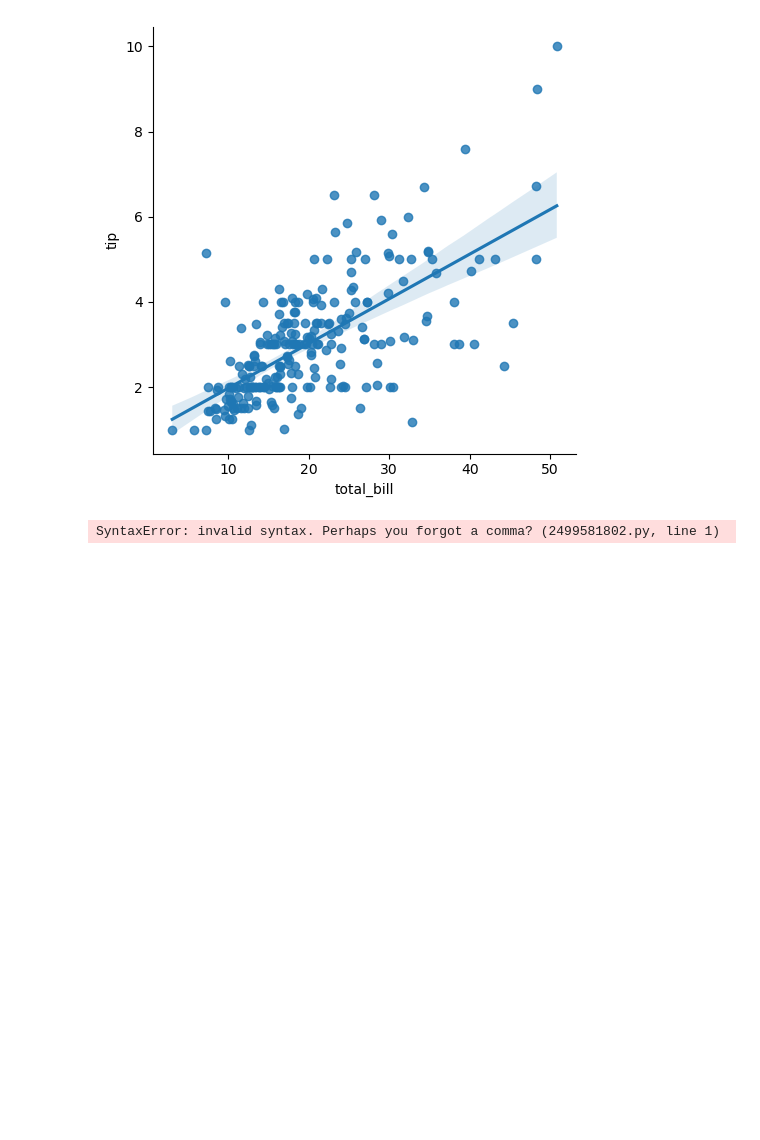
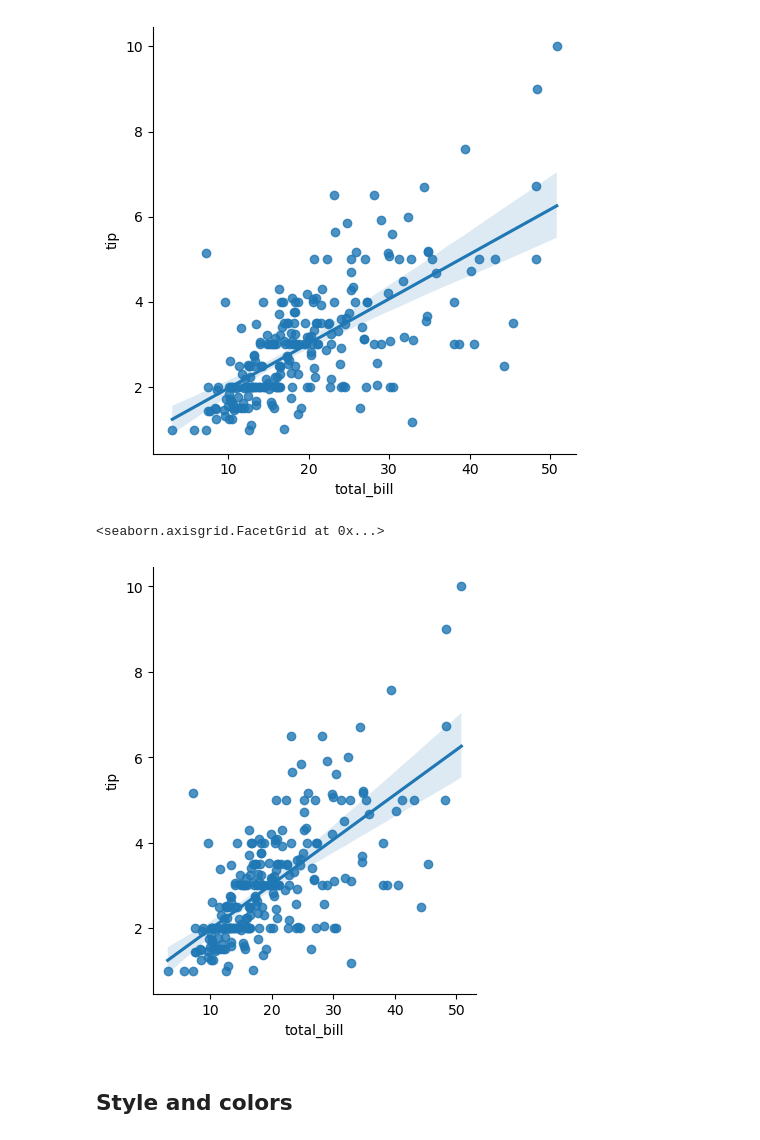
Before and after one commit to clog10/Machine-Learning, a Jupyter notebook: Seaborn/Seaborn.ipynb, the cells around one changed output. Drawn from its saved outputs; the diff is of its cells as text; code cells hidden in the pictures; blank space fills up the shorter version.

Commit message:
Style and colors

```diff
--- a/Seaborn/Seaborn.ipynb
+++ b/Seaborn/Seaborn.ipynb
@@ -353,6 +353,9 @@ sns.lmplot(x='total_bill', y='tip', data=propinas)
 <seaborn.axisgrid.FacetGrid at 0x...>
 [figure]
 # %%
-sns.lmplot(x='total_bill', y='tip', data=propinas aspect=0.8, size=10)
+sns.lmplot(x='total_bill', y='tip', data=propinas, aspect=0.8)
 # %% [output]
-SyntaxError: invalid syntax. Perhaps you forgot a comma? (2499581802.py, line 1)
+<seaborn.axisgrid.FacetGrid at 0x...>
+[figure, added]
+# %% [markdown]
+## Style and colors
```
Also changed, not shown: parts of 5 cells of this notebook.
